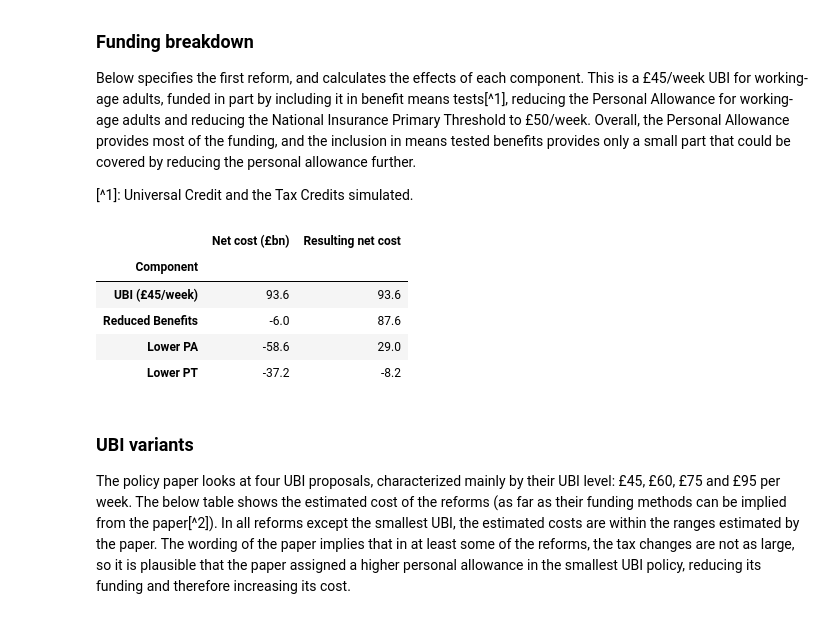
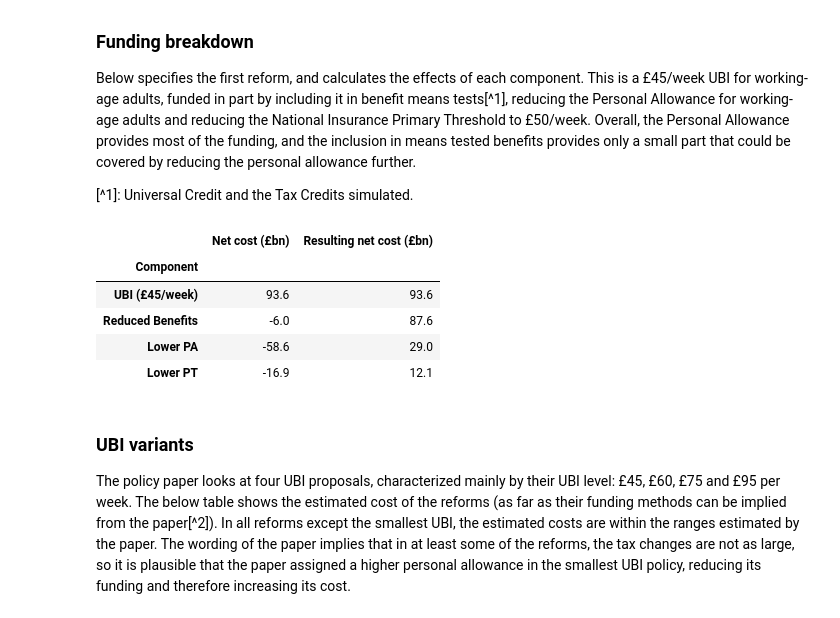
Before and after one commit to nikhilwoodruff/libdem-ubi-analysis, a Jupyter notebook: analysis.ipynb, the cells around one changed output. Saved outputs shown, nothing was run; the diff lists cells and outputs as text; code cells hidden in the pictures.

```diff
--- a/analysis.ipynb
+++ b/analysis.ipynb
@@ -13,30 +13,31 @@ Below specifies the first reform, and calculates the effects of each component.
 # %%
 from openfisca_uk import Microsimulation
 from reform import WA_adult_UBI, include_UBI_in_means_tests, set_PA, set_PA_for_WA_adults, set_PT, net_cost
 import numpy as np
 import pandas as pd
 from tqdm import trange, tqdm
 
-ubi_45 = (WA_adult_UBI(45 * 52), include_UBI_in_means_tests(), set_PA_for_WA_adults(2500), set_PT(50))
+funding = (include_UBI_in_means_tests(), set_PA_for_WA_adults(2500), set_PT(50))
+ubi_45 = (WA_adult_UBI(45 * 52), *funding)
 baseline = Microsimulation()
 ubi_45_sim = Microsimulation(ubi_45)
 
 net_costs = []
 names = ["UBI (£45/week)", "Reduced Benefits", "Lower PA", "Lower PT"]
 for i in range(len(ubi_45) + 1):
     net_costs += [net_cost(baseline, Microsimulation(ubi_45[:i]))]
 net_costs = np.array(net_costs)
 
 resulting_costs = pd.Series((net_costs[1:] - net_costs[:-1]) / 1e+9).apply(lambda x: round(x, 1))
 
 pd.DataFrame({"Component": names, "Net cost (£bn)": resulting_costs, "Resulting net cost (£bn)": resulting_costs.cumsum()}).set_index("Component")
 # %% [output]
-|  | Net cost (£bn) | Resulting net cost |
+|  | Net cost (£bn) | Resulting net cost (£bn) |
 | Component |  |  |
 | UBI (£45/week) | 93.6 | 93.6 |
 | Reduced Benefits | -6.0 | 87.6 |
 | Lower PA | -58.6 | 29.0 |
-| Lower PT | -37.2 | -8.2 |
+| Lower PT | -16.9 | 12.1 |
 # %% [markdown]
 ### UBI variants
 
```
Also changed, not shown: parts of 5 cells of this notebook, 2 other files.
